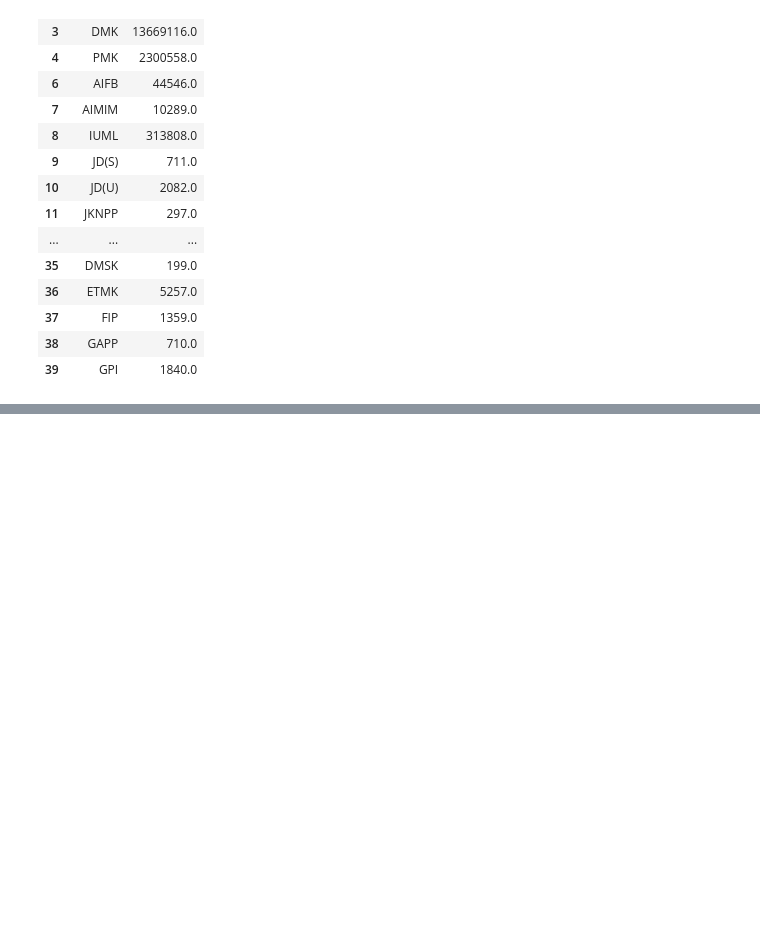
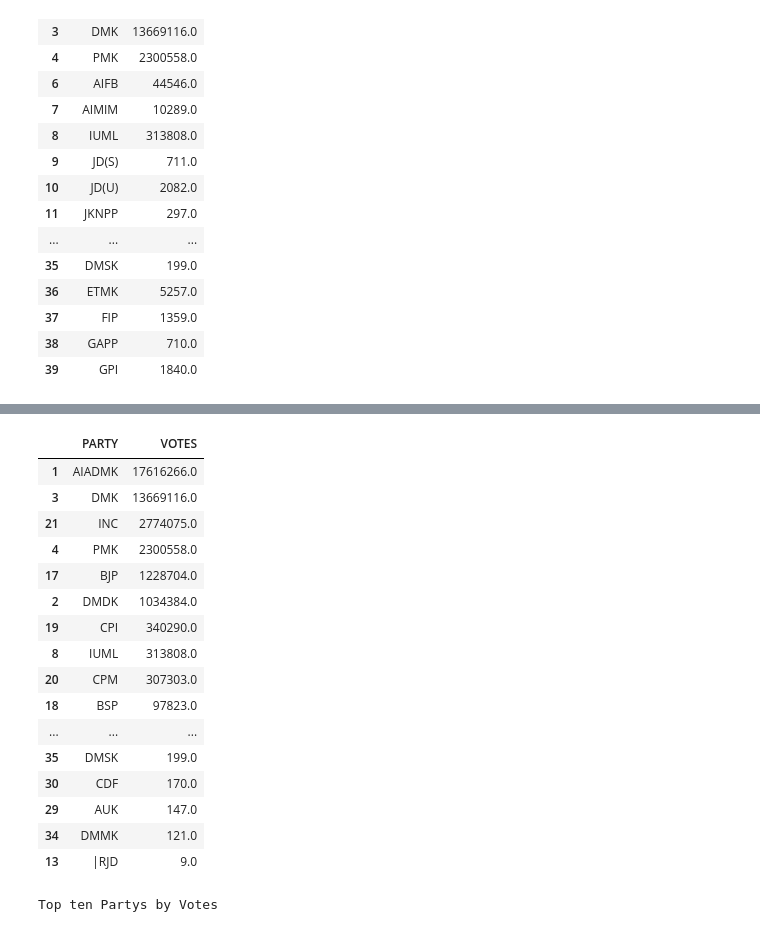
Before and after one commit to sathishsivam/Java_conventional, a Jupyter notebook: tnelectionalliences.ipynb, the cells around one changed output, grey strips where cells are left out. Cells and saved outputs as stored; diff of their text form; code cells hidden in the pictures; blank space fills up the shorter version.

```diff
--- a/tnelectionalliences.ipynb
+++ b/tnelectionalliences.ipynb
@@ -81,0 +93,24 @@ plt.bar(votes_individual['PARTY'],votes_individual['VOTES'])
+# %%
+votes_individual.sort_values("VOTES",ascending=False)
+# %% [output]
+|  | PARTY | VOTES |
+| 1 | AIADMK | 17616266.0 |
+| 3 | DMK | 13669116.0 |
+| 21 | INC | 2774075.0 |
+| 4 | PMK | 2300558.0 |
+| 17 | BJP | 1228704.0 |
+| 2 | DMDK | 1034384.0 |
+| 19 | CPI | 340290.0 |
+| 8 | IUML | 313808.0 |
+| 20 | CPM | 307303.0 |
+| 18 | BSP | 97823.0 |
+| ... | ... | ... |
+| 35 | DMSK | 199.0 |
+| 30 | CDF | 170.0 |
+| 29 | AUK | 147.0 |
+| 34 | DMMK | 121.0 |
+| 13 | |RJD | 9.0 |
+# %%
+print("Top ten Partys by Votes ")
+# %% [output]
+Top ten Partys by Votes
```
Also changed, not shown: parts of 7 cells of this notebook.
